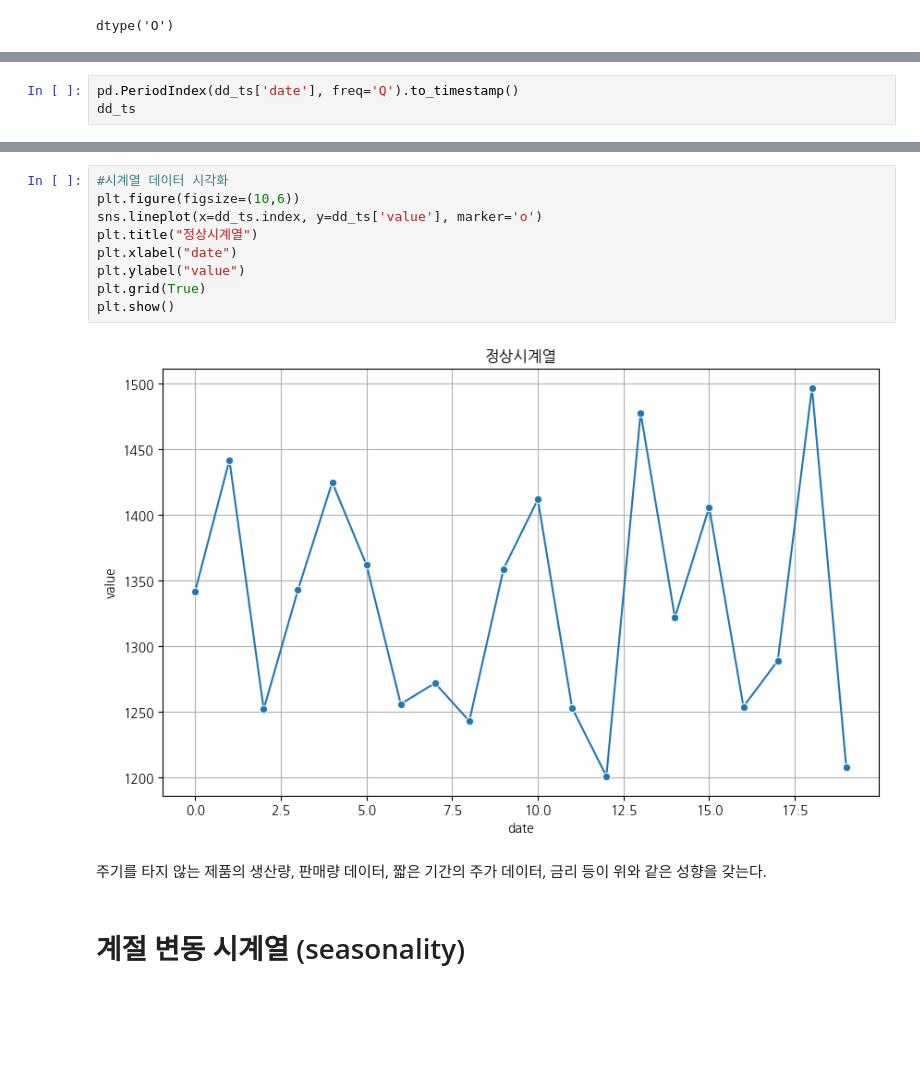
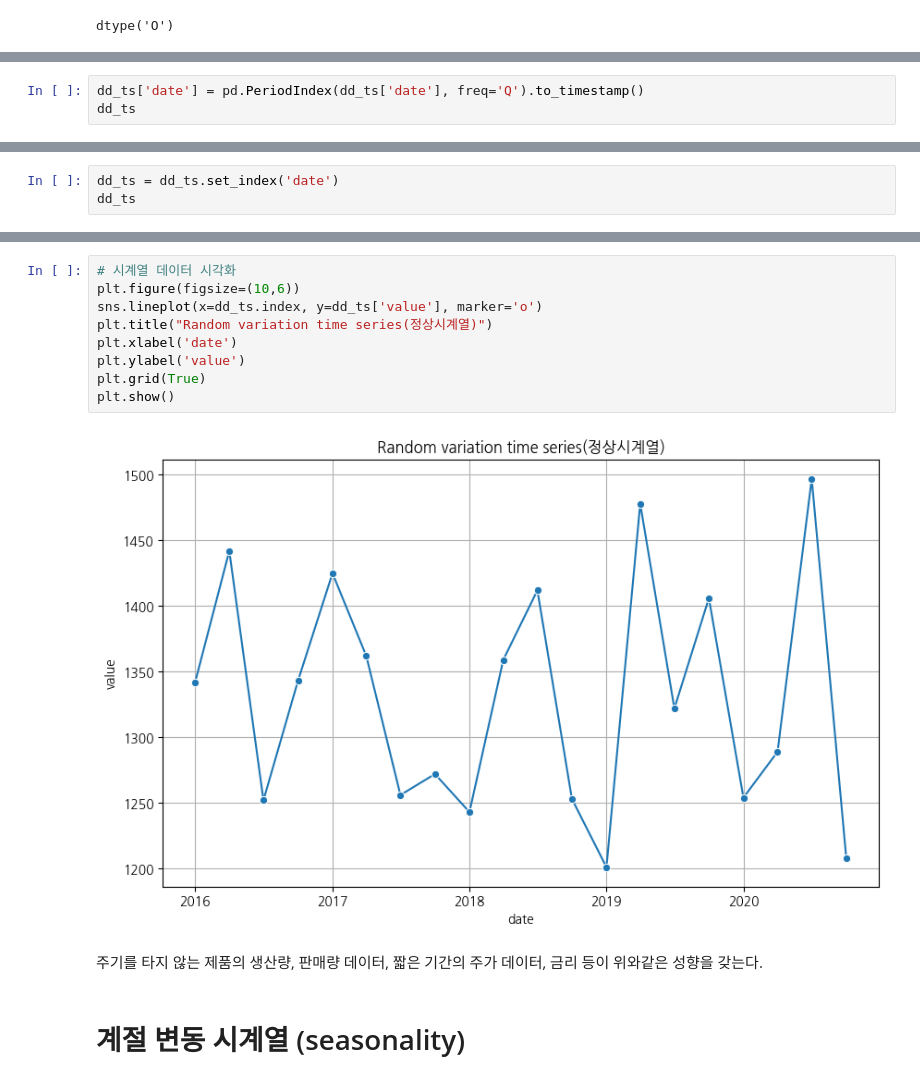
Before and after one commit to haezeong/fintech_service, a Jupyter notebook: 09_time_series/01_시계열기초.ipynb, the cells around one changed output, grey strips where cells are left out. Cells and saved outputs as stored; diff of their text form; blank space fills up the shorter version.

```diff
--- a/09_time_series/01_시계열기초.ipynb
+++ b/09_time_series/01_시계열기초.ipynb
@@ -130,5 +137,5 @@ date컬럼을 분기 (quarter)주기로 변환 후 타임스탬프 형식으로
 # %%
-pd.PeriodIndex(dd_ts['date'], freq='Q').to_timestamp()
+dd_ts['date'] = pd.PeriodIndex(dd_ts['date'], freq='Q').to_timestamp()
 dd_ts
 # %% [output]
 |  | year | quarter | value | date |
@@ -150,0 +158,3 @@ dd_ts
+# %%
+dd_ts = dd_ts.set_index('date')
+dd_ts
@@ -151,16 +180,16 @@ dd_ts
 # %%
-#시계열 데이터 시각화
+# 시계열 데이터 시각화
 plt.figure(figsize=(10,6))
 sns.lineplot(x=dd_ts.index, y=dd_ts['value'], marker='o')
-plt.title("정상시계열")
-plt.xlabel("date")
-plt.ylabel("value")
+plt.title("Random variation time series(정상시계열)")
+plt.xlabel('date')
+plt.ylabel('value')
 plt.grid(True)
 plt.show()
 # %% [output]
-[figure, old version]
+[figure, new version]
 # %% [markdown]
-주기를 타지 않는 제품의 생산량, 판매량 데이터, 짧은 기간의 주가 데이터, 금리 등이 위와 같은 성향을 갖는다.
+주기를 타지 않는 제품의 생산량, 판매량 데이터, 짧은 기간의 주가 데이터, 금리 등이 위와같은 성향을 갖는다.
 # %% [markdown]
 # 계절 변동 시계열 (seasonality)
 # %%
```
Also changed, not shown: parts of 92 cells of this notebook, 5 other files.
